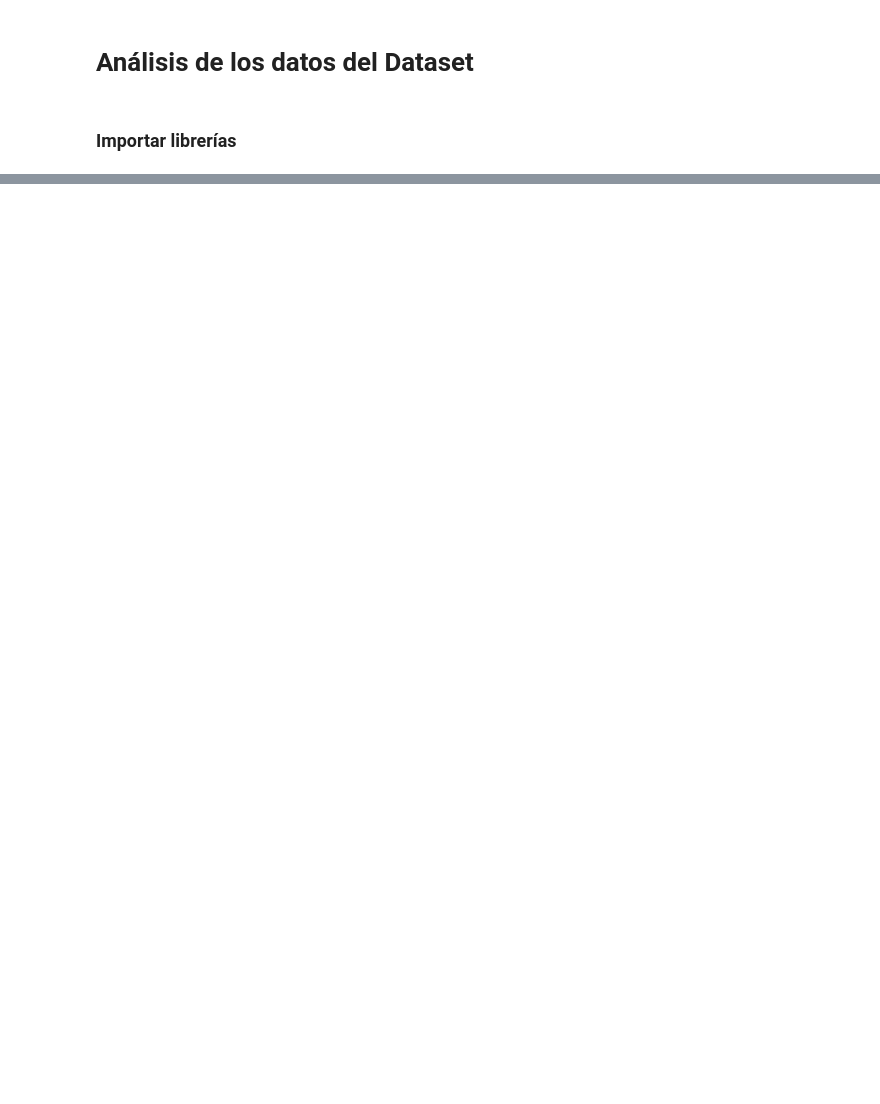
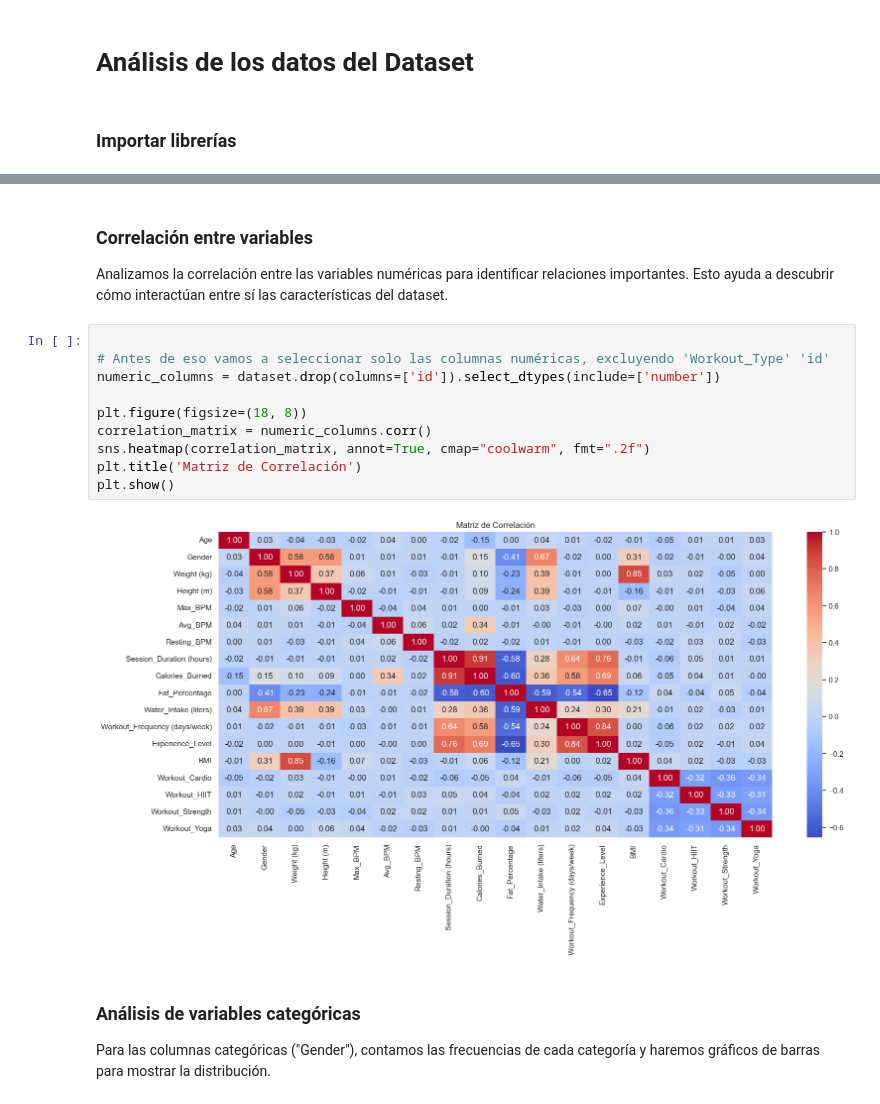
Before and after one commit to carlyg7/TFG, a Jupyter notebook: analisis_de_datos.ipynb, the cells around one changed output, grey strips where cells are left out. Saved outputs shown, nothing was run; the diff lists cells and outputs as text; blank space fills up the shorter version.

```diff
--- a/analisis_de_datos.ipynb
+++ b/analisis_de_datos.ipynb
@@ -175,0 +175,18 @@ Name: count, dtype: int64
+# %% [markdown]
+### Correlación entre variables
+Analizamos la correlación entre las variables numéricas para identificar relaciones importantes. Esto ayuda a descubrir cómo interactúan entre sí las características del dataset.
+# %%
+
+# Antes de eso vamos a seleccionar solo las columnas numéricas, excluyendo 'Workout_Type' 'id'
+numeric_columns = dataset.drop(columns=['id']).select_dtypes(include=['number'])
+
+plt.figure(figsize=(18, 8))
+correlation_matrix = numeric_columns.corr()
+sns.heatmap(correlation_matrix, annot=True, cmap="coolwarm", fmt=".2f")
+plt.title('Matriz de Correlación')
+plt.show()
+# %% [output]
+[figure, added]
+# %% [markdown]
+### Análisis de variables categóricas
+Para las columnas categóricas ("Gender"), contamos las frecuencias de cada categoría y haremos gráficos de barras para mostrar la distribución.
```
Also changed, not shown: parts of 59 cells of this notebook, 7 other files.
